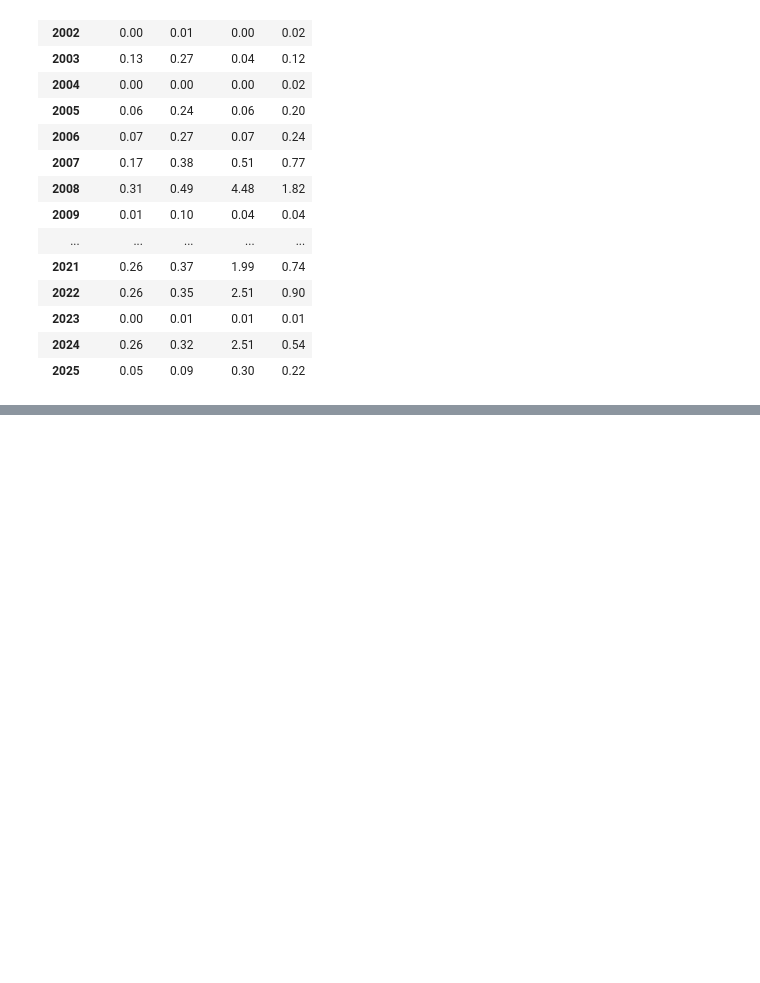
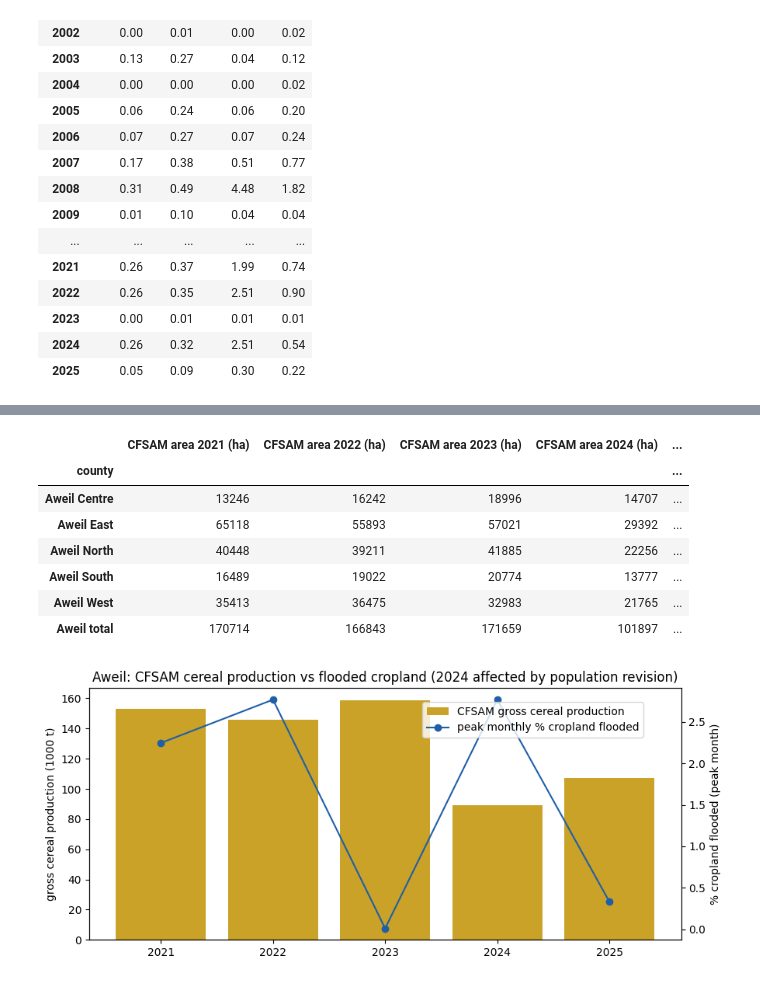
Before and after one commit to TomasTesar/JBG060_ZHL_2026, a Jupyter notebook: Cropland_analysis.ipynb, the cells around one changed output, grey strips where cells are left out. Cells and saved outputs as stored; diff of their text form; code cells hidden in the pictures; blank space fills up the shorter version.

Commit message:
Added crop type data

```diff
--- a/Cropland_analysis.ipynb
+++ b/Cropland_analysis.ipynb
@@ -488,0 +541,30 @@ peaks.round(2)
+# %%
+# CFSAM cereal area vs the ASAP crop mask (section 2), and the flooded-cropland peak per year (section 3)
+cmp = cfsam.cereal_area_ha.unstack("year").copy()
+cmp.columns = [f"CFSAM area {y} (ha)" for y in cmp.columns]
+cmp["ASAP mask cropland (ha)"] = crop_tab.cropland_km2 * 100
+cmp["ASAP / CFSAM 2021-25 mean"] = cmp["ASAP mask cropland (ha)"] / cmp.filter(like="CFSAM").mean(axis=1)
+display(cmp.round(2))
+
+peak = flooded_pct.groupby(flooded_pct.index.year).max().loc[2021:2025]
+fig, ax1 = plt.subplots(figsize=(9, 4))
+prod = cfsam.gross_prod_t.xs("Aweil total", level="county")
+ax1.bar(prod.index, prod.values / 1000, color="#c9a227", label="CFSAM gross cereal production")
+ax1.set_ylabel("gross cereal production (1000 t)")
+ax2 = ax1.twinx()
+ax2.plot(peak.index, peak["Aweil total"], "o-", color="#1f5fa8", label="peak monthly % cropland flooded")
+ax2.set_ylabel("% cropland flooded (peak month)")
+ax1.set_title("Aweil: CFSAM cereal production vs flooded cropland (2024 affected by population revision)")
+fig.legend(loc="upper right", bbox_to_anchor=(0.88, 0.88))
+plt.tight_layout()
+plt.show()
+# %% [output]
+|  | CFSAM area 2021 (ha) | CFSAM area 2022 (ha) | CFSAM area 2023 (ha) | CFSAM area 2024 (ha) | ... |
+| county |  |  |  |  | ... |
+| Aweil Centre | 13246 | 16242 | 18996 | 14707 | ... |
+| Aweil East | 65118 | 55893 | 57021 | 29392 | ... |
+| Aweil North | 40448 | 39211 | 41885 | 22256 | ... |
+| Aweil South | 16489 | 19022 | 20774 | 13777 | ... |
+| Aweil West | 35413 | 36475 | 32983 | 21765 | ... |
+| Aweil total | 170714 | 166843 | 171659 | 101897 | ... |
+[figure, added]
```
Also changed, not shown: parts of 5 cells of this notebook, 1 other file.
